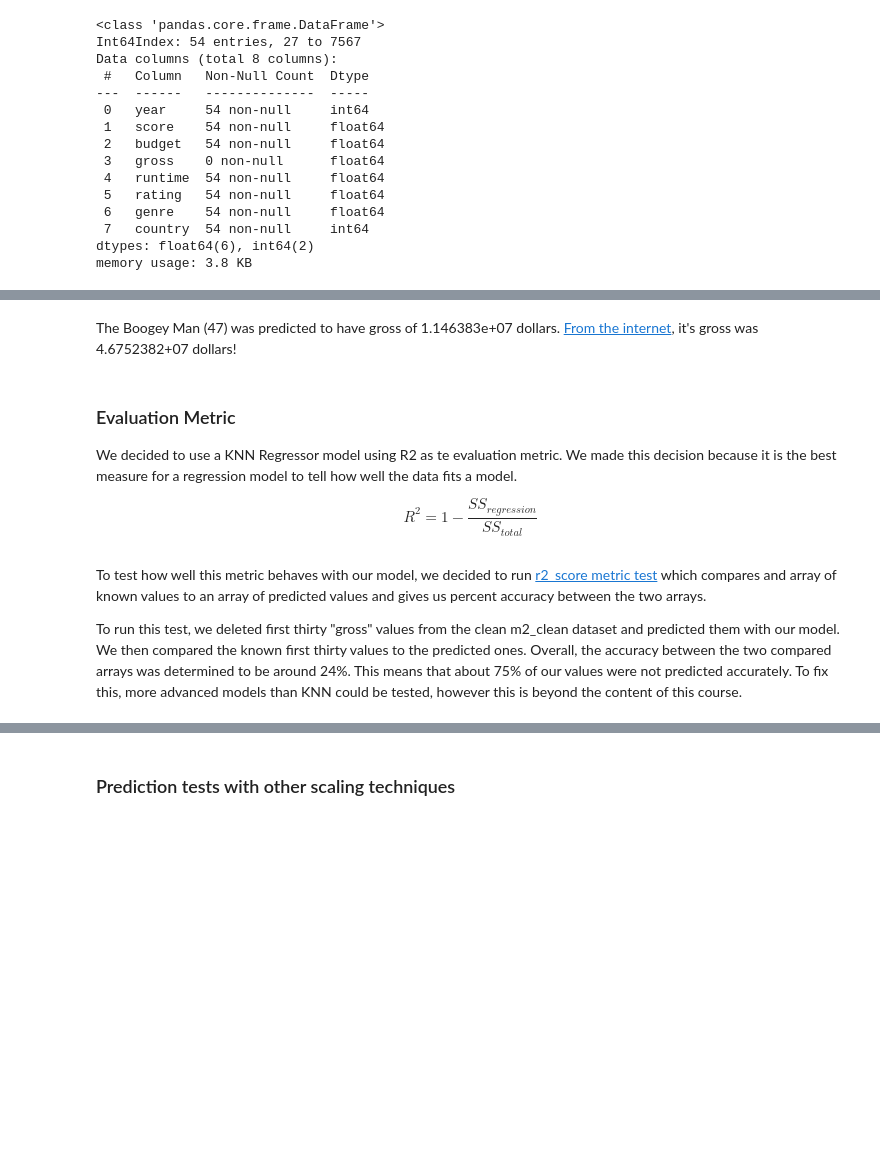
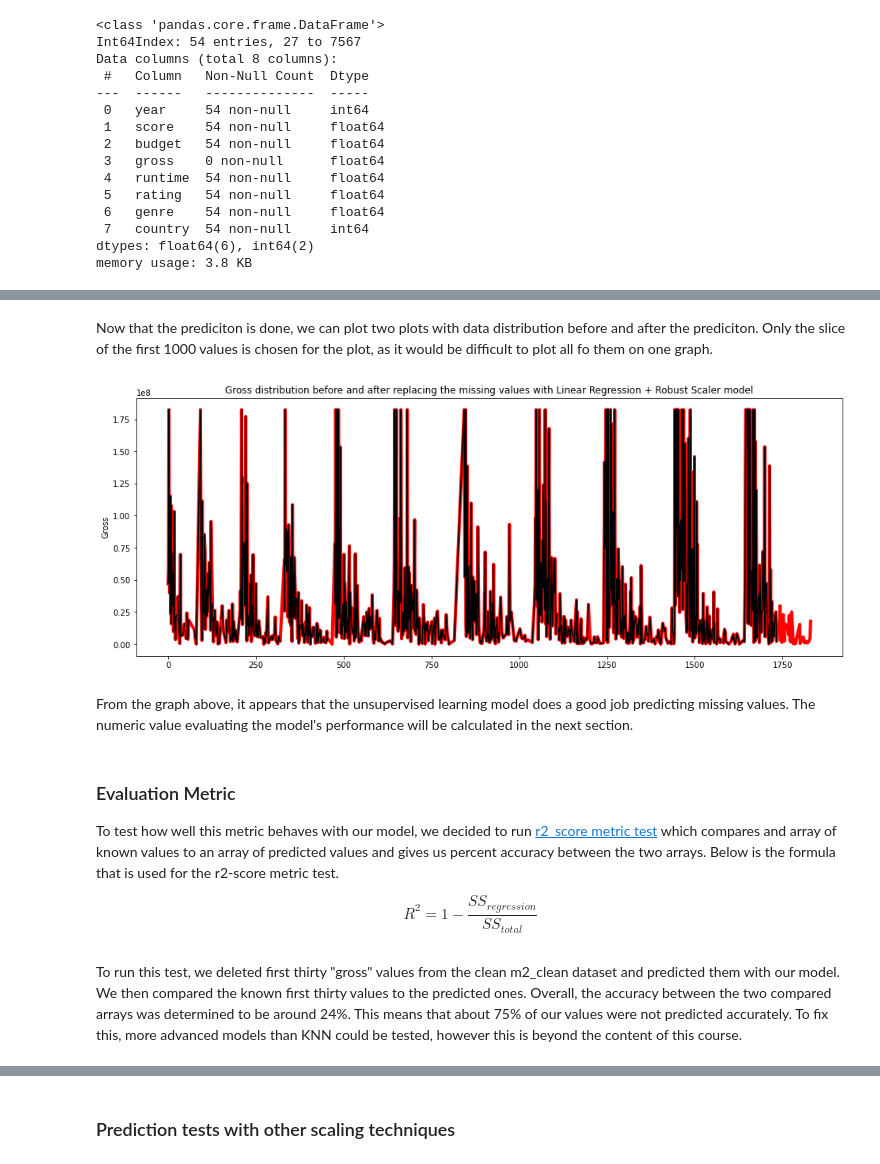
Before and after one commit to dchicasduena/COMP3400_Project, a Jupyter notebook: Iteration 2/Project2.ipynb, the cells around one changed output, grey strips where cells are left out. Drawn from its saved outputs; the diff is of its cells as text; code cells hidden in the pictures; blank space fills up the shorter version.

Commit message:
Changed model

```diff
--- a/Iteration 2/Project2.ipynb
+++ b/Iteration 2/Project2.ipynb
@@ -582,7 +587,8 @@ scaler = RobustScaler()
 X_t = scaler.fit_transform(X)
 y = m2_clean['gross'].to_numpy()
 # %%
-model = KNeighborsRegressor(n_neighbors=73)
+#Applying the model
+model = LinearRegression()
 model.fit(X_t, y)
 
 # Predicting the missing values
@@ -658,14 +601,29 @@ movies2[movies2['gross'].isna()]
-# %% [markdown]
-The Boogey Man (47) was predicted to have gross of 1.146383e+07 dollars. [From the internet](https://en.wikipedia.org/wiki/Boogeyman_(film)#:~:text=The%20film%20grossed%20%2446%2C752%2C382%20domestically,a%20worldwide%20total%20of%20%2467%2C192%2C859.), it's gross was 4.6752382+07 dollars!
+# %% [markdown]
+Now that the prediciton is done, we can plot two plots with data distribution before and after the prediciton. Only the slice of the first 1000 values is chosen for the plot, as it would be difficult to plot all fo them on one graph.
+# %%
+#The dataframe to see how well the predictions worked on a plot
+m2_compare = m2[m2['budget'].notna()]
+# %%
+fig, axs = plt.subplots(figsize = (16,6))
+
+#replaced variables
+axs.plot(m2_predicted['gross'].iloc[:1000], lw=4, color='red')
+#original data with missing values
+axs.plot(m2_compare['gross'].iloc[:1000], color = 'black')
+axs.set(ylabel = "Gross", title = "Gross distribution before and after replacing the missing values with Linear Regression + Robust Scaler model")
+
+plt.show()
+# %% [output]
+[figure, added]
+# %% [markdown]
+From the graph above, it appears that the unsupervised learning model does a good job predicting missing values. The numeric value evaluating the model's performance will be calculated in the next section.
 # %% [markdown]
 ### Evaluation Metric
 
-We decided to use a KNN Regressor model using R2 as te evaluation metric. We made this decision because it is the best measure for a regression model to tell how well the data fits a model.
+To test how well this metric behaves with our model, we decided to run [r2_score metric test](https://scikit-learn.org/stable/modules/generated/sklearn.metrics.r2_score.html) which compares and array of known values to an array of predicted values and gives us percent accuracy between the two arrays. Below is the formula that is used for the r2-score metric test.
 
 $$R^2 = 1 - \frac{SS_{regression}}{ SS_{total}}\,$$
 # %% [markdown]
-To test how well this metric behaves with our model, we decided to run [r2_score metric test](https://scikit-learn.org/stable/modules/generated/sklearn.metrics.r2_score.html) which compares and array of known values to an array of predicted values and gives us percent accuracy between the two arrays.
-
 To run this test, we deleted first thirty "gross" values from the clean m2_clean dataset and predicted them with our model. We then compared the known first thirty values to the predicted ones. Overall, the accuracy between the two compared arrays was determined to be around 24%. This means that about 75% of our values were not predicted accurately. To fix this, more advanced models than KNN could be tested, however this is beyond the content of this course.
 # %%
 # gross_known_test contains first 30 rows of m2_clean
```
Also changed, not shown: parts of 9 cells of this notebook.
